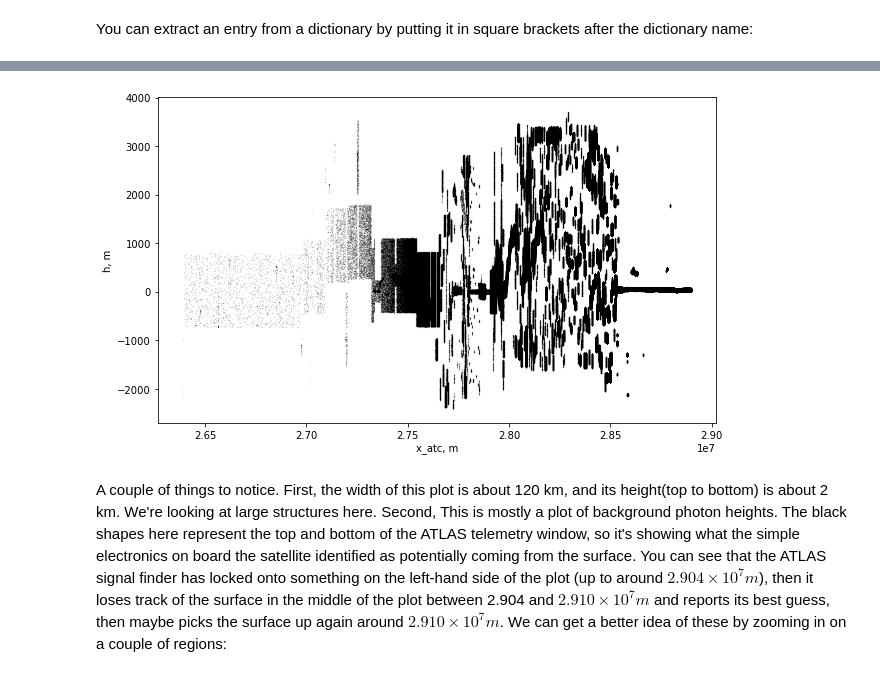
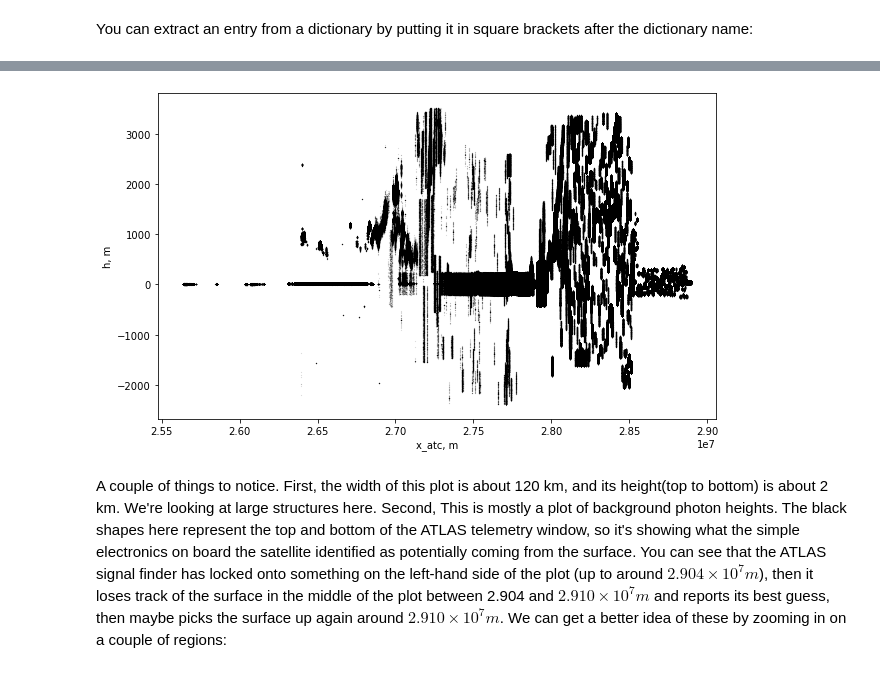
Before and after one commit to ICESAT-2HackWeek/crackup, a Jupyter notebook: plot_data.ipynb, the cells around one changed output, grey strips where cells are left out. Drawn from its saved outputs; the diff is of its cells as text; code cells hidden in the pictures.

```diff
--- a/plot_data.ipynb
+++ b/plot_data.ipynb
@@ -86,27 +83,27 @@ Unlike surface-return photons, background photons are uniformally distributed in
 # %%
 from readers.read_HDF5_ATL03 import read_HDF5_ATL03
 from readers.get_ATL03_x_atc import get_ATL03_x_atc
 
 # read the IS2 data with Tyler's ATL03 reader:
-ATL03_file=glob('/home/jovyan/crackup/Outputs_New/161383504/*.h5')
+ATL03_file=glob('/home/jovyan/crackup/Outputs/*.h5')
 IS2_atl03_mds, IS2_atl03_attrs, IS2_atl03_beams =read_HDF5_ATL03(ATL03_file[0])
 
 # add x_atc to the ATL03 data structure (this function adds to the LS2_ATL03_mds dictionary)
 get_ATL03_x_atc(IS2_atl03_mds, IS2_atl03_attrs, IS2_atl03_beams)
 
 #-- select the 1r beam from ATL03
 D3 = IS2_atl03_mds['gt1r']
 
 #-- create scatter plot of photon data (e.g., photon elevation vs x_atc)
 %matplotlib inline
 f1,ax = plt.subplots(num=1,figsize=(10,6))
 plt.plot(D3['heights']['x_atc'], D3['heights']['h_ph'],'k.',markersize=0.1)
 ax.set_xlabel('x_atc, m')
 ax.set_ylabel('h, m')
 
 plt.show()
 # %% [output]
-[figure, old version]
+[figure, new version]
 # %% [markdown]
 A couple of things to notice. First, the width of this plot is about 120 km, and its height(top to bottom) is about 2 km.  We're looking at large structures here.  Second, This is mostly a plot of background photon heights. The black shapes here represent the top and bottom of the ATLAS telemetry window, so it's showing what the simple electronics on board the satellite identified as potentially coming from the surface. You can see that the ATLAS signal finder has locked onto something on the left-hand side of the plot (up to around $2.904\times 10^7 m$), then it loses track of the surface in the middle of the plot between 2.904 and $2.910\times 10^7 m$ and reports its best guess, then maybe picks the surface up again around $2.910\times 10^7 m$.  We can get a better idea of these by zooming in on a couple of regions:
 # %%
```
Also changed, not shown: parts of 5 cells of this notebook, 5 other files.
